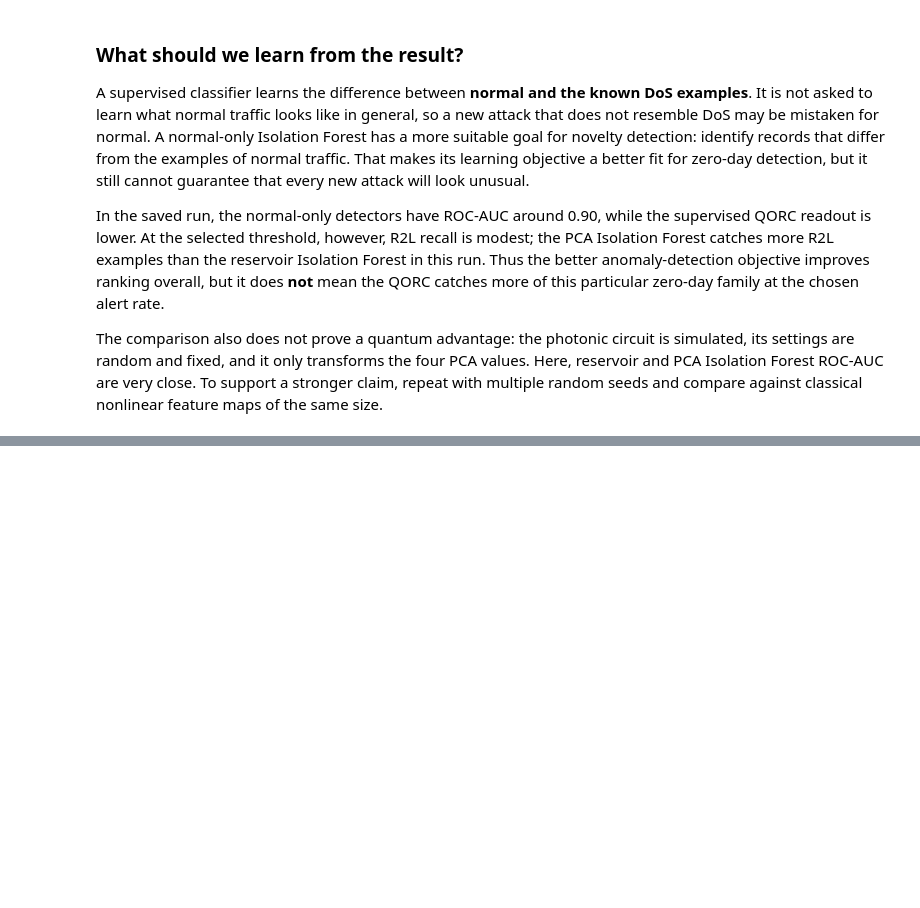
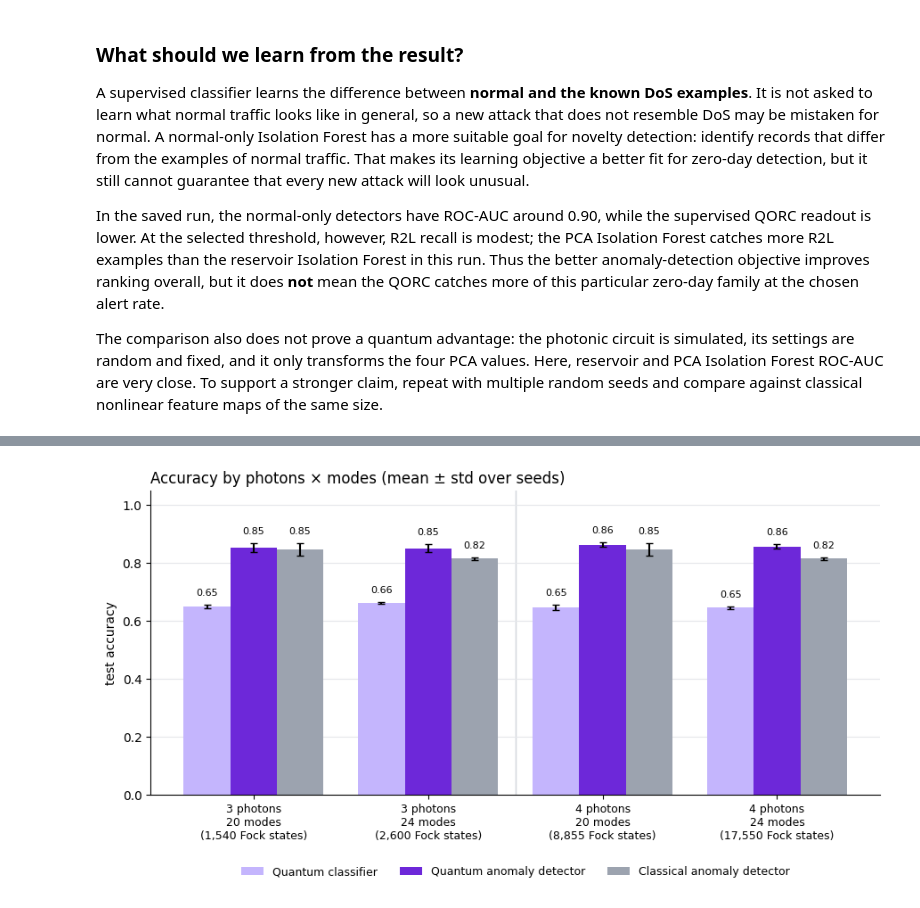
Before and after one commit to BinhDangNguyn/quandela-qorc-nsl-kdd, a Jupyter notebook: qorc_nsl_kdd.ipynb, the cells around one changed output, grey strips where cells are left out. Saved outputs shown, nothing was run; the diff lists cells and outputs as text; code cells hidden in the pictures; blank space fills up the shorter version.

```diff
--- a/qorc_nsl_kdd.ipynb
+++ b/qorc_nsl_kdd.ipynb
@@ -225,6 +229,7 @@ def reservoir(P):
 t0 = time.time()
 R_tr = reservoir(P_tr)
 R_te = reservoir(P_te)
+T_RESERVOIR = time.time() - t0
 print(f"reservoir states: train {R_tr.shape}, test {R_te.shape}  ({time.time()-t0:.1f}s on {DEVICE})")
 print("probability sum check:", R_tr.sum(1).min().round(6), R_tr.sum(1).max().round(6))
 
@@ -302,6 +307,8 @@ pred_ad_q = (score_ad_q > thr_ad_q).astype(int)
 score_ad_c, thr_ad_c, ae_c = fit_autoencoder(Z_tr[normal_train], Z_te)
 pred_ad_c = (score_ad_c > thr_ad_c).astype(int)
 
+T_AUTOENCODERS = time.time() - t0
+
 print(f"MLP classifier hidden layers: {clf.hidden_layer_sizes}")
 print(f"Autoencoder layers: quantum {ae_q.hidden_layer_sizes}, classical {ae_c.hidden_layer_sizes}")
 print(f"Normal-only training size (both anomaly detectors): {normal_train.sum()} (80% fit, 20% for the cutoff)")
@@ -456,0 +559,36 @@ The comparison also does not prove a quantum advantage: the photonic circuit is
+# %%
+# Accuracy per configuration; x axis ordered by photons, then modes.
+# The reservoir output is the probability of every Fock state (photon-occupation pattern),
+# so the number of Fock states = number of reservoir features.
+configs = runs[['n_photons', 'n_modes', 'n_reservoir_features']].drop_duplicates().sort_values(['n_photons', 'n_modes'])
+xlab = [f"{p} photons\n{m} modes\n({f:,} Fock states)" for p, m, f in configs.itertuples(index=False)]
+x = np.arange(len(configs))
+COLORS = {NAME_Q_CLF: '#C4B5FD', NAME_Q_IF: '#6D28D9', NAME_C_IF: '#9CA3AF'}
+stats = runs.groupby(['model', 'n_photons', 'n_modes'])['accuracy'].agg(['mean', 'std'])
+
+fig, ax = plt.subplots(figsize=(9, 5))
+w = 0.8 / len(model_order)
+for j, model in enumerate(model_order):
+    idx = [(model, p, m) for p, m, _ in configs.itertuples(index=False)]
+    mean = stats.loc[idx, 'mean'].to_numpy()
+    std = stats.loc[idx, 'std'].fillna(0).to_numpy()
+    bars = ax.bar(x - 0.4 + w * (j + 0.5), mean, w, yerr=std, capsize=3,
+                  color=COLORS[model], label=model, zorder=2)
+    ax.bar_label(bars, fmt='%.2f', fontsize=8, padding=6)
+# light separator between the 3-photon and 4-photon groups
+for k in range(1, len(configs)):
+    if configs.n_photons.iloc[k] != configs.n_photons.iloc[k - 1]:
+        ax.axvline(k - 0.5, color='#D1D5DB', lw=1, zorder=1)
+ax.set_xticks(x, xlab, fontsize=9)
+ax.grid(axis='y', color='#E5E7EB', zorder=0)
+ax.set_ylim(0, 1.05)
+ax.set_ylabel('test accuracy')
+ax.set_title('Accuracy by photons × modes (mean ± std over seeds)', fontsize=12, loc='left')
+ax.spines[['top', 'right']].set_visible(False)
+ax.legend(loc='upper center', bbox_to_anchor=(0.5, -0.2), ncol=3, frameon=False, fontsize=9)
+plt.tight_layout()
+os.makedirs('figures', exist_ok=True)
+fig.savefig('figures/photons_modes_accuracy.png', dpi=150, bbox_inches='tight')
+plt.show()
+# %% [output]
+[figure, added]
```
Also changed, not shown: parts of 12 cells of this notebook, 13 other files.
